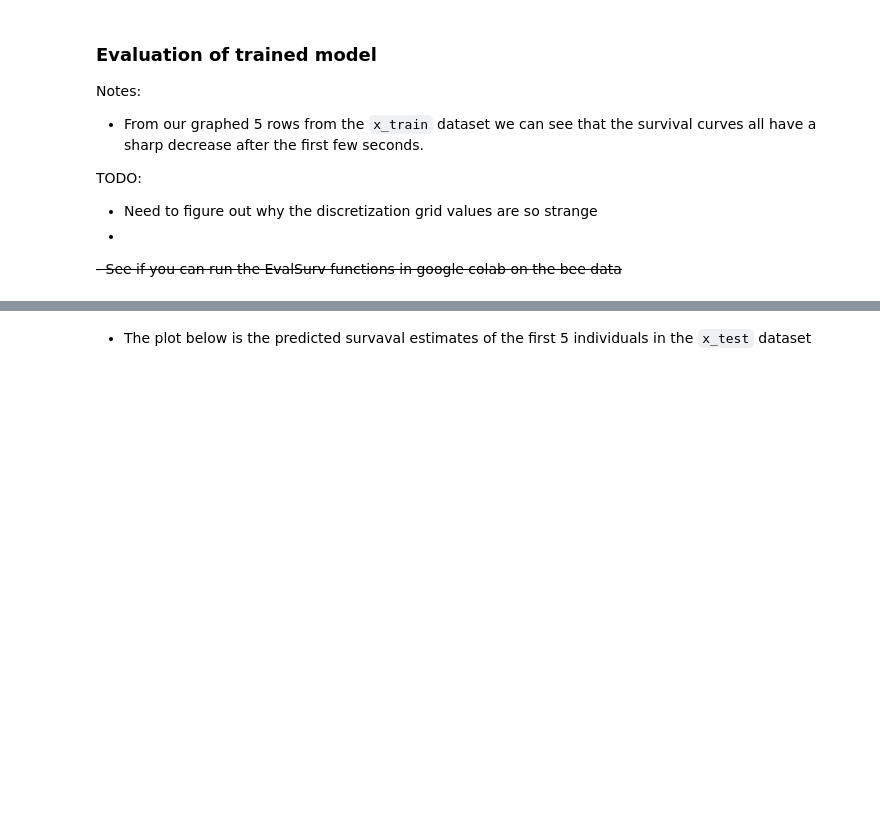
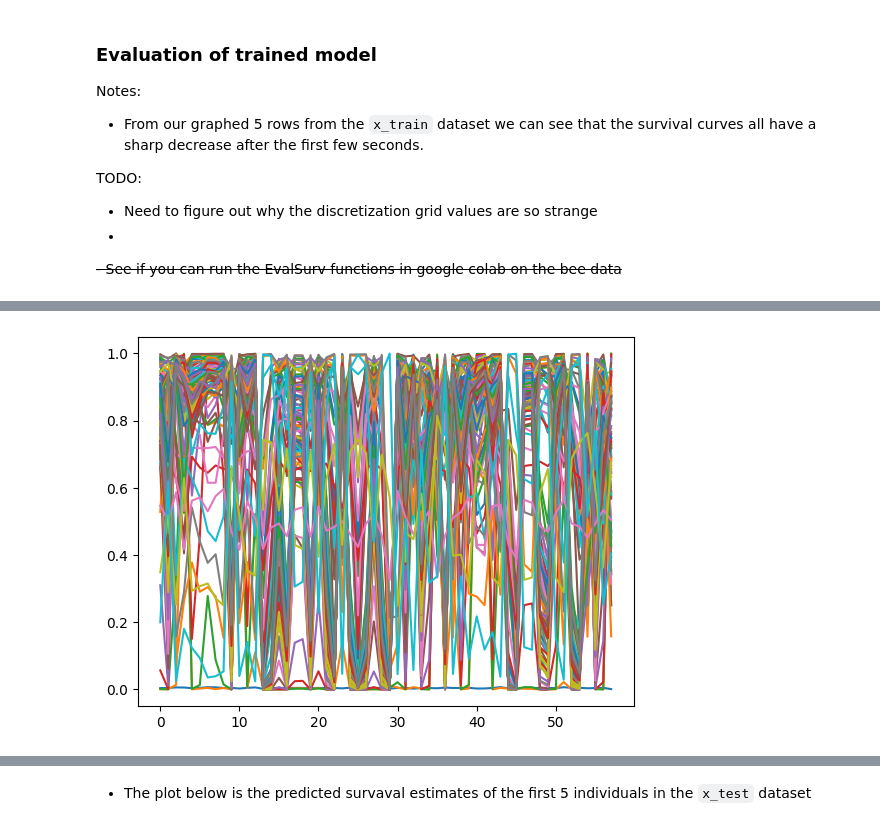
Before and after one commit to puckybreg/Native-Bee-Thesis, a Jupyter notebook: notebook_for_data_analysis.ipynb, the cells around one changed output, grey strips where cells are left out. Saved outputs shown, nothing was run; the diff lists cells and outputs as text; code cells hidden in the pictures; blank space fills up the shorter version.

```diff
--- a/notebook_for_data_analysis.ipynb
+++ b/notebook_for_data_analysis.ipynb
@@ -415,3 +465,16 @@ array([2.55656566e+11, 1.27828283e+12, 7.66969697e+11, 1.27828283e+11,
+# %%
+# _ = log.plot()
+# log.to_pandas().val_loss.min()
+# model.score_in_batches(val)
+surv = model.predict_hazard(x_test)
+# surv.iloc[:, :5].plot(drawstyle='steps-post')
+plt.plot(surv)
+plt.show()
+surv
+
+model.save_model_weights('./model_weights.txt')
+# %% [output]
+[figure, added]
 # %%
 _ = log.plot()
 log.to_pandas().val_loss.min()
```
Also changed, not shown: parts of 15 cells of this notebook.
